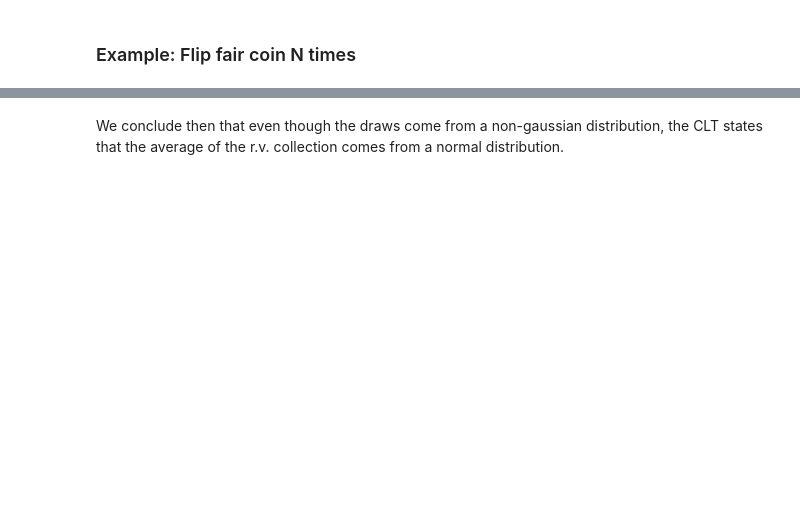
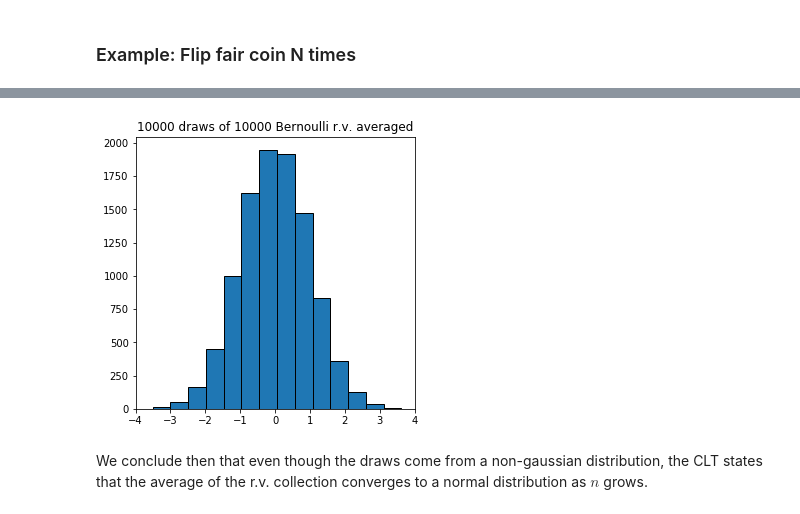
Before and after one commit to Canas/ml-and-ds-notebooks, a Jupyter notebook: Quick Tutorials/law_of_large_numbers_and_central_limit_theorem.ipynb, the cells around one changed output, grey strips where cells are left out. Cells and saved outputs as stored; diff of their text form; code cells hidden in the pictures; blank space fills up the shorter version.

```diff
--- a/Quick Tutorials/law_of_large_numbers_and_central_limit_theorem.ipynb
+++ b/Quick Tutorials/law_of_large_numbers_and_central_limit_theorem.ipynb
@@ -113,2 +131,17 @@ _ = ax.set_title(f'{N} draws of {n} Bernoulli r.v. averaged')
+# %%
+N = 10000
+n = 10000
+theta = 0.5
+outputs = []
+
+for i in range(N):
+    outputs.append(normalized_sum(draw_samples(n, theta).mean(), n, theta))
+# %%
+fig, ax = plt.subplots(figsize=(5, 5))
+ax.hist(outputs, bins=15, edgecolor='k')
+ax.set_xlim([-4, 4])
+_ = ax.set_title(f'{N} draws of {n} Bernoulli r.v. averaged')
+# %% [output]
+[figure, added]
 # %% [markdown]
-We conclude then that even though the draws come from a non-gaussian distribution, the CLT states that the average of the r.v. collection comes from a normal distribution.
+We conclude then that even though the draws come from a non-gaussian distribution, the CLT states that the average of the r.v. collection converges to a normal distribution as $n$ grows.
```
Also changed, not shown: parts of 5 cells of this notebook.
